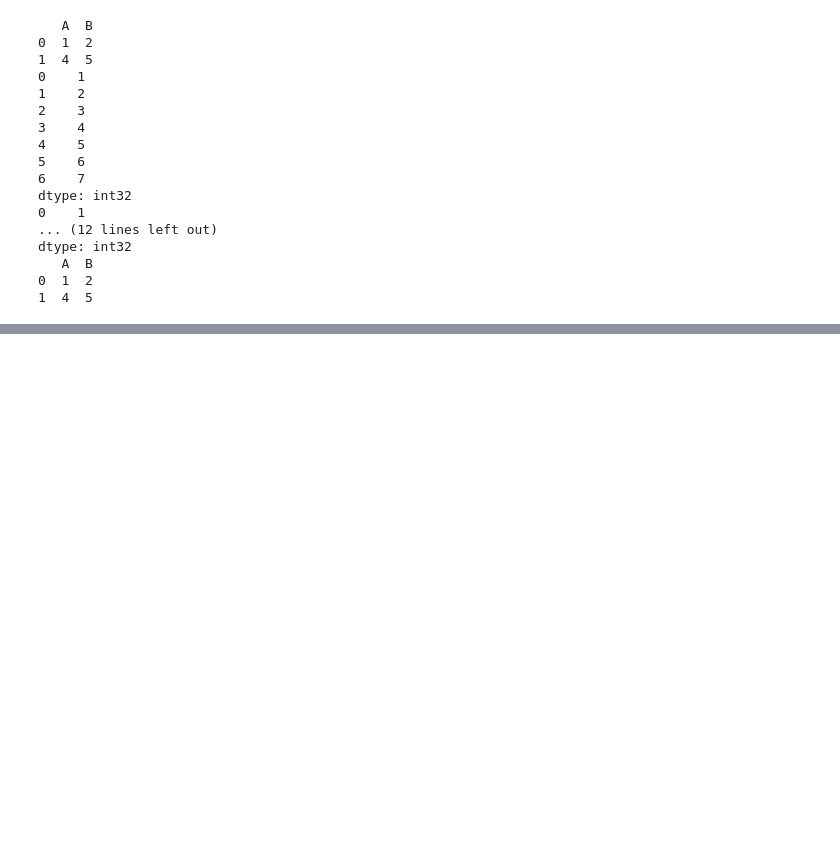
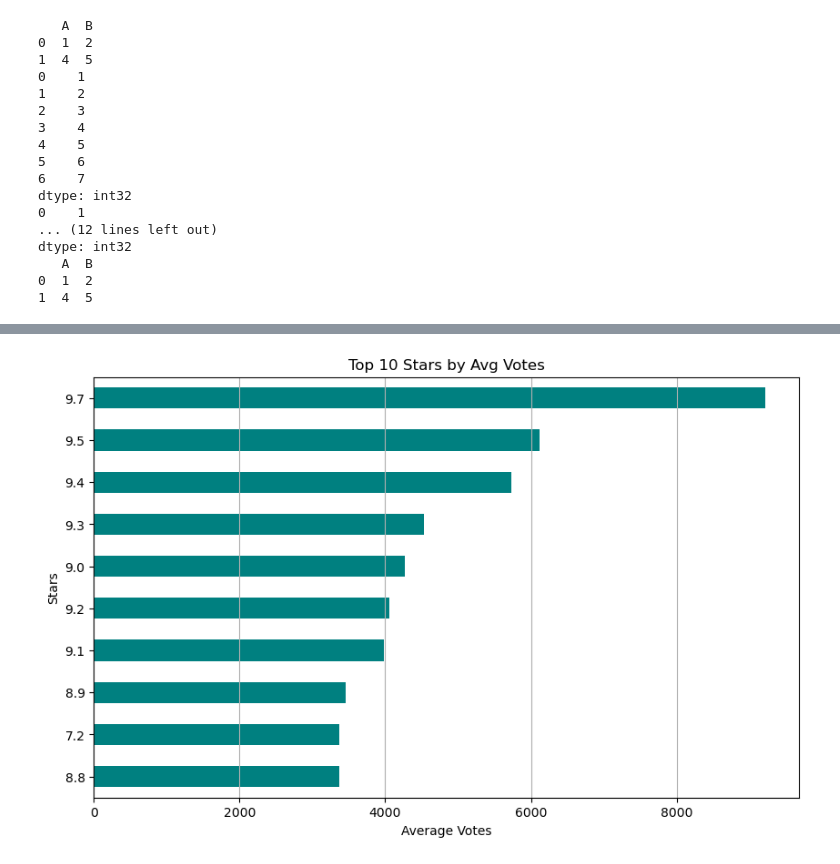
Before and after one commit to Esha420/Intern_Projects, a Jupyter notebook: Numpy_Practice.ipynb, the cells around one changed output, grey strips where cells are left out. Cells and saved outputs as stored; diff of their text form; code cells hidden in the pictures; blank space fills up the shorter version.

```diff
--- a/Numpy_Practice.ipynb
+++ b/Numpy_Practice.ipynb
@@ -174,0 +242,18 @@ df.head()
+# %%
+## Average Votes by Star
+star_votes = df[['Votes', 'Stars']].copy()
+star_votes['Stars'] = star_votes['Stars'].str.split(', ')
+
+# Explode to have one row per star
+exploded = star_votes.explode('Stars')
+
+# Group by star
+avg_votes = exploded.groupby('Stars')['Votes'].mean().sort_values(ascending=False).head(10)
+
+avg_votes.plot(kind='barh', color='teal', figsize=(10,6), title='Top 10 Stars by Avg Votes')
+plt.xlabel('Average Votes')
+plt.gca().invert_yaxis()
+plt.grid(axis='x')
+plt.show()
+# %% [output]
+[figure, added]
```
Also changed, not shown: parts of 8 cells of this notebook.
